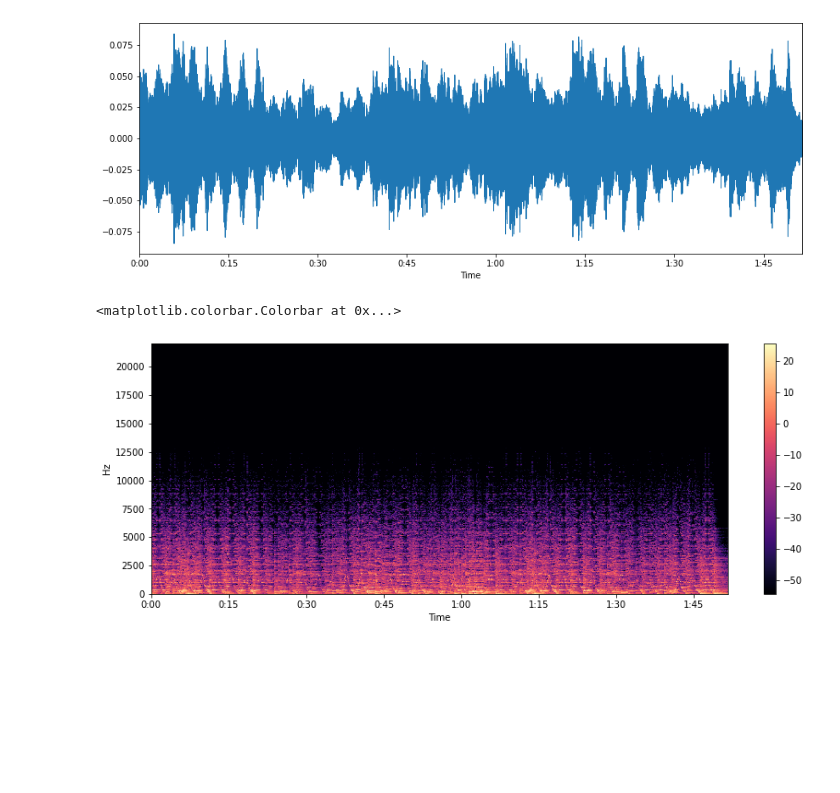
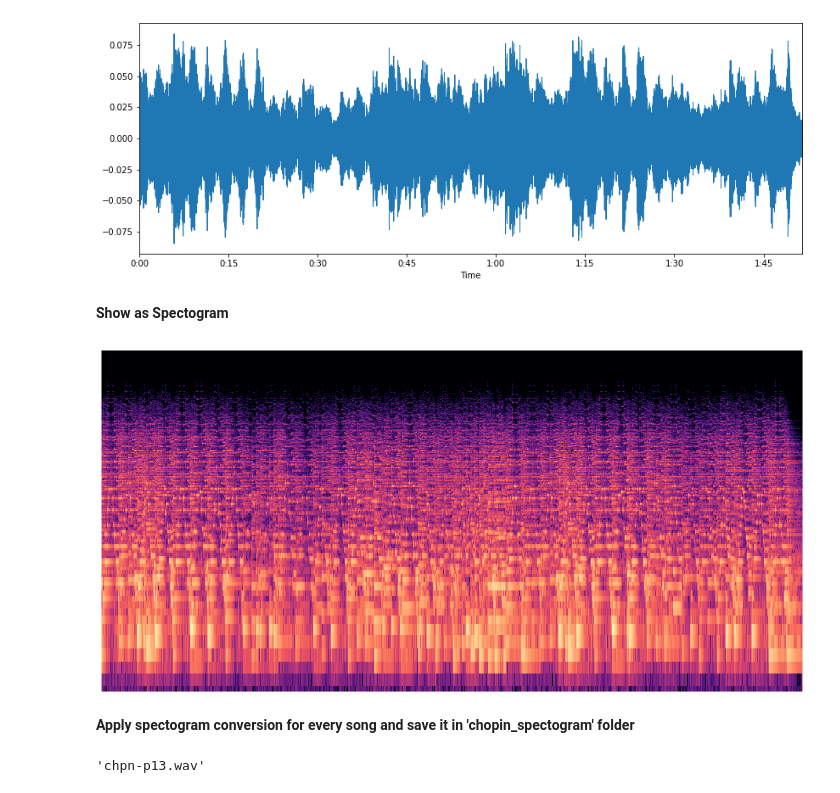
Before and after one commit to CSCCNY/final-project-recomposeclassics, a Jupyter notebook: Hannah_DataPreprocessing.ipynb, the cells around one changed output. Cells and saved outputs as stored; diff of their text form; code cells hidden in the pictures; blank space fills up the shorter version.

```diff
--- a/Hannah_DataPreprocessing.ipynb
+++ b/Hannah_DataPreprocessing.ipynb
@@ -90,12 +102,5 @@ librosa.display.waveplot(x, sr=sr)
 # %% [output]
 <matplotlib.collections.PolyCollection at 0x...>
 [figure]
-# %%
-X = librosa.stft(x)
-Xdb = librosa.amplitude_to_db(abs(X))
-plt.figure(figsize=(14, 5))
-librosa.display.specshow(Xdb, sr=sr, x_axis='time', y_axis='hz')
-plt.colorbar()
-# %% [output]
-<matplotlib.colorbar.Colorbar at 0x...>
-[figure, removed]
+# %% [markdown]
+**Show as Spectogram**
@@ -101,0 +109,17 @@ plt.colorbar()
+# %%
+
+X = librosa.stft(x)
+plt.figure(figsize=(16, 8))
+ax = plt.axes()
+ax.set_axis_off()
+plt.set_cmap('hot')
+librosa.display.specshow(librosa.amplitude_to_db(abs(X)), y_axis='log', x_axis='time',sr=sr)
+plt.show()
+# %% [output]
+[figure, added]
+# %% [markdown]
+**Apply spectogram conversion for every song and save it in 'chopin_spectogram' folder**
+# %%
+audio_clips[25]
+# %% [output]
+'chpn-p13.wav'
```
Also changed, not shown: parts of 4 cells of this notebook.
